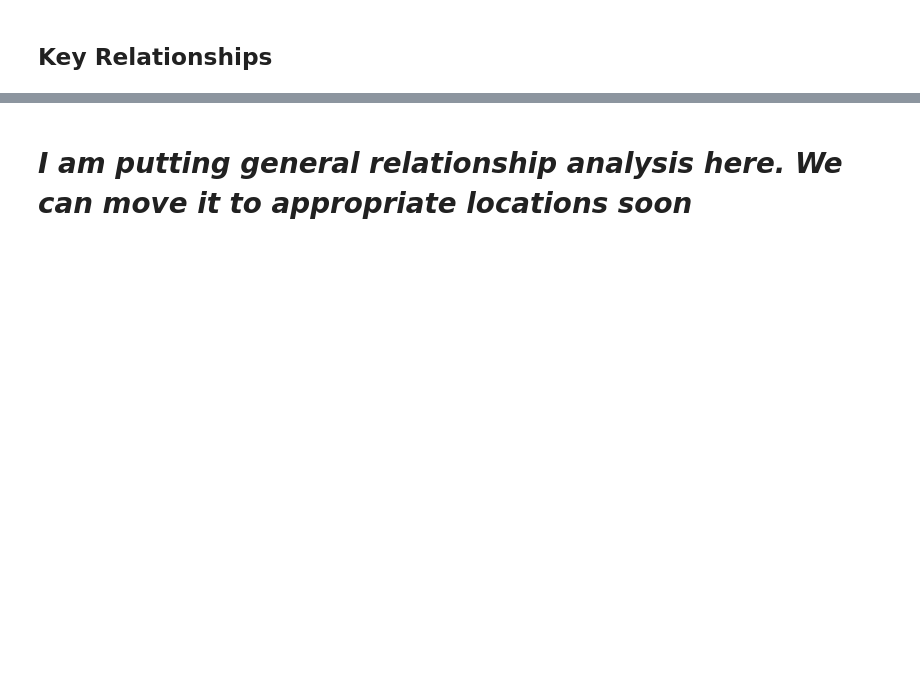
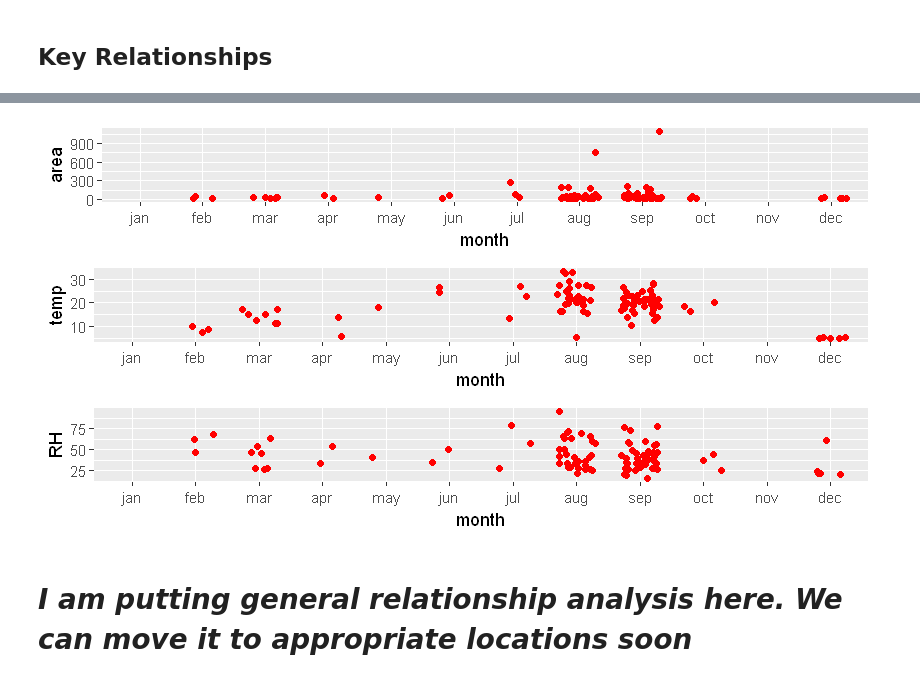
Before and after one commit to hyunchul78/w203_lab1, a Jupyter notebook: Lab1 - Forest Fire EDA.ipynb, the cells around one changed output, grey strips where cells are left out. Cells and saved outputs as stored; diff of their text form; code cells hidden in the pictures; blank space fills up the shorter version.

```diff
--- a/Lab1 - Forest Fire EDA.ipynb
+++ b/Lab1 - Forest Fire EDA.ipynb
@@ -278,3 +296,23 @@ This data is remarkably well distribued, with the average just slightly below ro
+# %%
+#Area by month
+arMonth <- ggplot()+
+geom_jitter(aes(month, area), data = bff, colour = I("red"), position = position_jitter(width = 0.3)) +
+scale_x_discrete(limits=GetMonthNames())
+
+#Temp by month
+tempMonth <- ggplot()+
+geom_jitter(aes(month, temp), data = bff, colour = I("red"), position = position_jitter(width = 0.3)) +
+ scale_x_discrete(limits=GetMonthNames())
+
+#Temp by rh
+rhMonth <- ggplot()+
+geom_jitter(aes(month, RH), data = bff, colour = I("red"), position = position_jitter(width = 0.3)) +
+ scale_x_discrete(limits=GetMonthNames())
+
+ggarrange(arMonth, tempMonth, rhMonth,
+          ncol = 1, nrow = 3)
+# %% [output]
+[figure, added]
 # %% [markdown]
 # _I am putting general relationship analysis here.  We can move it to appropriate locations soon_
 # %%
```
Also changed, not shown: parts of 19 cells of this notebook.
